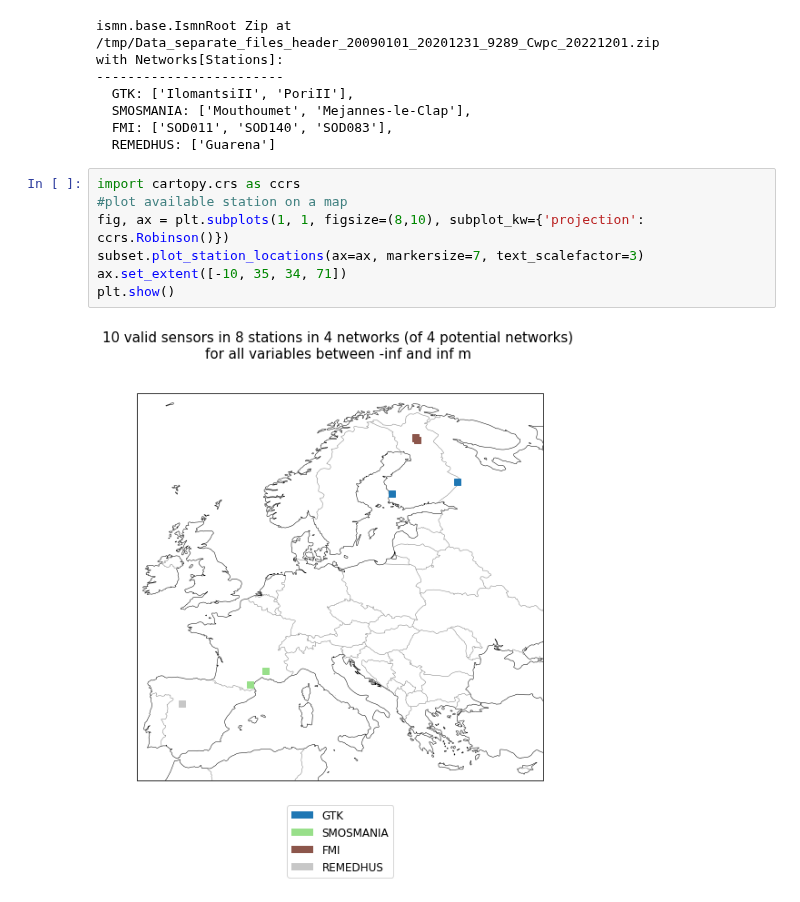
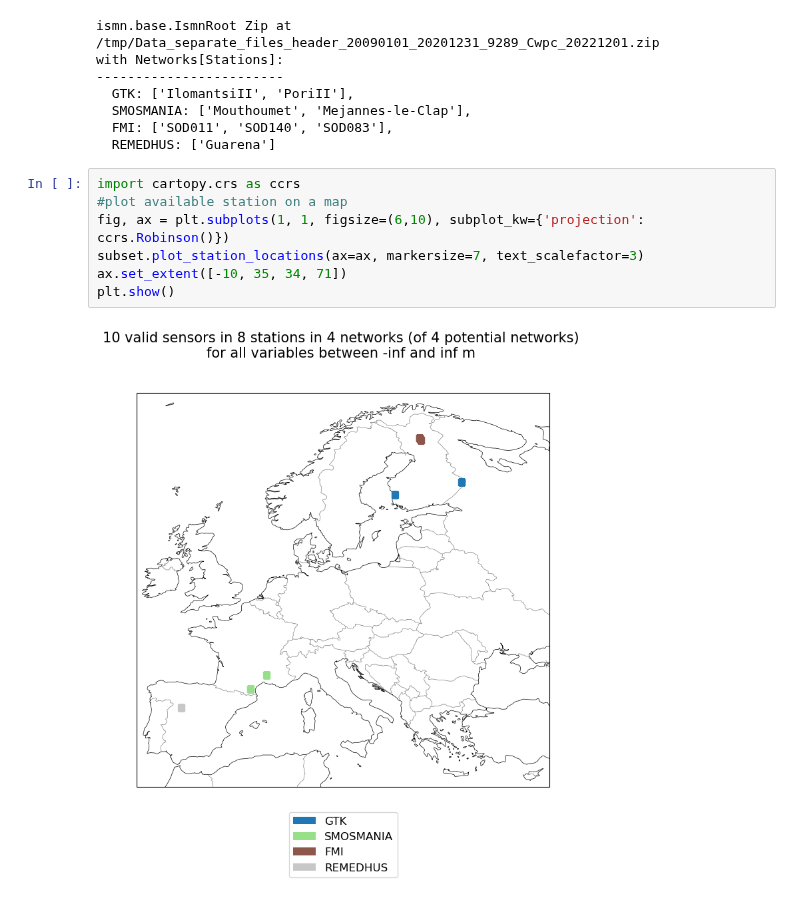
Before and after one commit to TUW-GEO/ismn, a Jupyter notebook: docs/examples/interface.ipynb, the cells around one changed output. Drawn from its saved outputs; the diff is of its cells as text.

```diff
--- a/docs/examples/interface.ipynb
+++ b/docs/examples/interface.ipynb
@@ -481,9 +523,9 @@ with Networks[Stations]:
 # %%
 import cartopy.crs as ccrs
 #plot available station on a map
-fig, ax = plt.subplots(1, 1, figsize=(8,10), subplot_kw={'projection': ccrs.Robinson()})
+fig, ax = plt.subplots(1, 1, figsize=(6,10), subplot_kw={'projection': ccrs.Robinson()})
 subset.plot_station_locations(ax=ax, markersize=7, text_scalefactor=3)
 ax.set_extent([-10, 35, 34, 71])
 plt.show()
 # %% [output]
-[figure, old version]
+[figure, new version]
```
Also changed, not shown: parts of 14 cells of this notebook, 2 other files.
